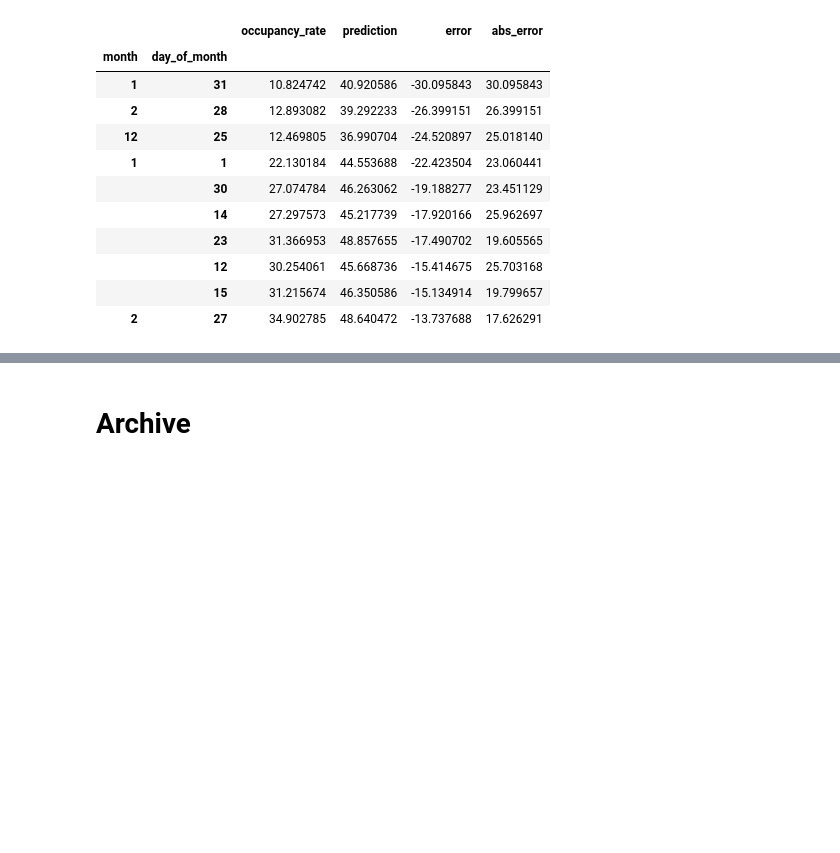
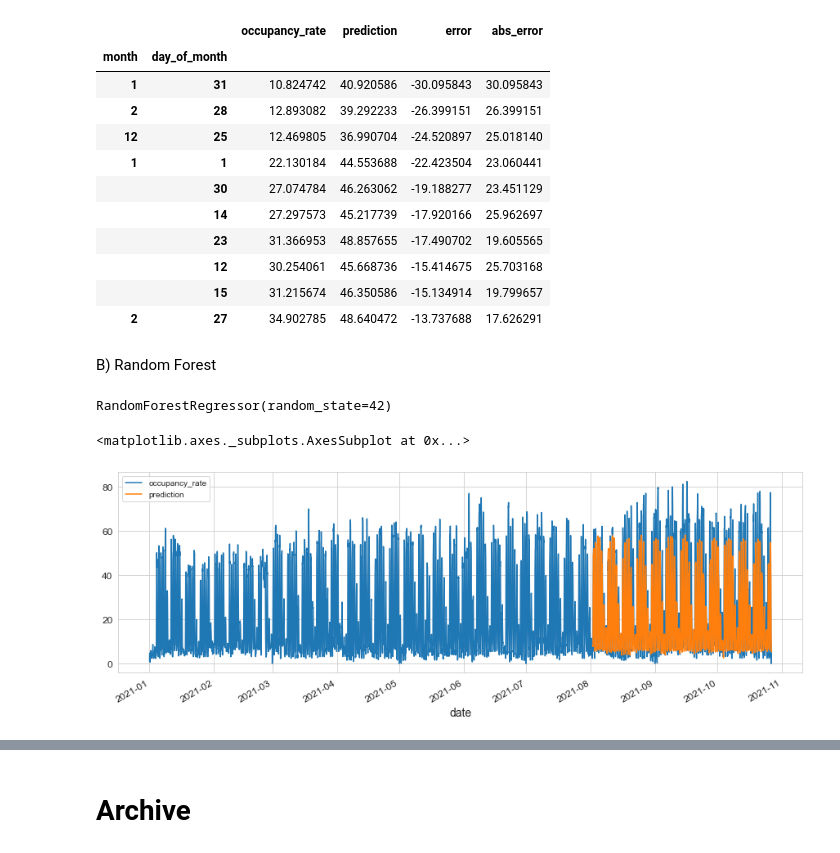
Before and after one commit to christopherkindl/start-hack-2021, a Jupyter notebook: 01_ml/time_series_model.ipynb, the cells around one changed output, grey strips where cells are left out. Saved outputs shown, nothing was run; the diff lists cells and outputs as text; code cells hidden in the pictures; blank space fills up the shorter version.

Commit message:
add random forest model

```diff
--- a/01_ml/time_series_model.ipynb
+++ b/01_ml/time_series_model.ipynb
@@ -696,3 +637,20 @@ error_by_day.sort_values('error', ascending=True).head(10)
 |  | 12 | 30.254061 | 45.668736 | -15.414675 | 25.703168 |
 |  | 15 | 31.215674 | 46.350586 | -15.134914 | 19.799657 |
 | 2 | 27 | 34.902785 | 48.640472 | -13.737688 | 17.626291 |
+# %% [markdown]
+B) Random Forest
+# %%
+# initialise model
+rf = RandomForestRegressor(n_estimators=100, random_state=42) # will be optimised by grid search
+rf.fit(X_train, y_train)
+# %% [output]
+RandomForestRegressor(random_state=42)
+# %%
+df_test['prediction'] = rf.predict(X_test)
+df_all = pd.concat([df_test, df_train], sort=False)
+# %%
+df_all = df_all.set_index('date')
+df_all[['occupancy_rate','prediction']].plot(figsize=(15, 5))
+# %% [output]
+<matplotlib.axes._subplots.AxesSubplot at 0x...>
+[figure, added]
```
Also changed, not shown: parts of 19 cells of this notebook, 3 other files.
